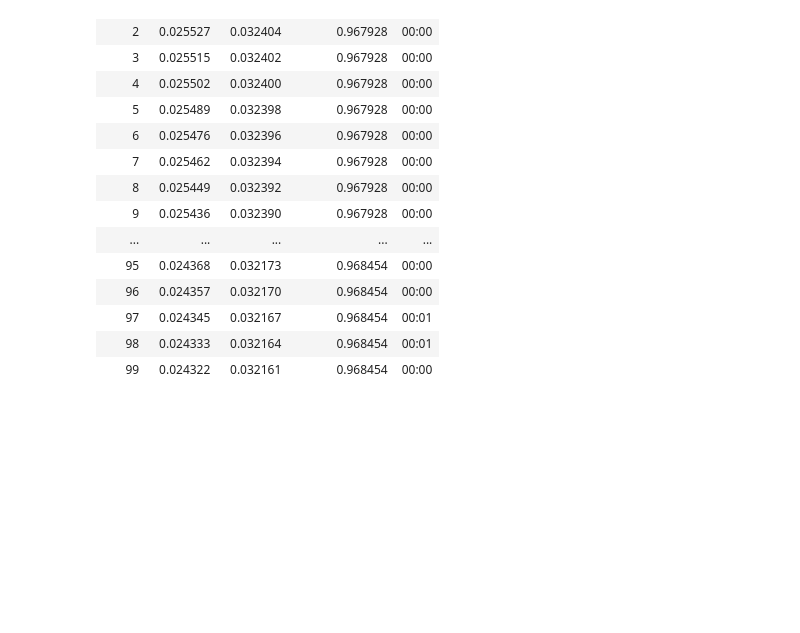
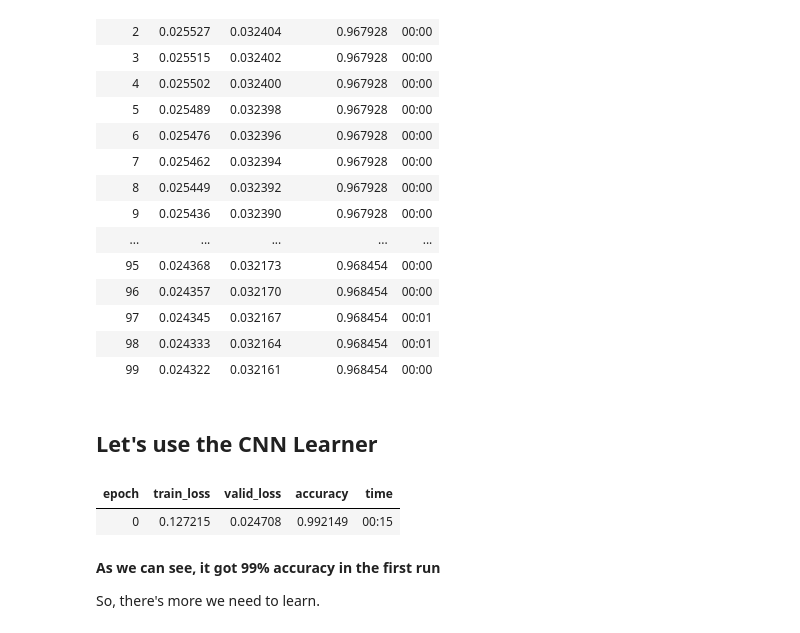
Before and after one commit to arunoda/fastai-v4, a Jupyter notebook: 04.5.minist-comparision.ipynb, the cells around one changed output. Saved outputs shown, nothing was run; the diff lists cells and outputs as text; code cells hidden in the pictures; blank space fills up the shorter version.

```diff
--- a/04.5.minist-comparision.ipynb
+++ b/04.5.minist-comparision.ipynb
@@ -452,3 +452,19 @@ learn.fit(100, lr=0.01)
 | 99 | 0.024322 | 0.032161 | 0.968454 | 00:00 |
 # %%
 learn.fit(100, lr=0.01)
+# %% [markdown]
+## Let's use the CNN Learner
+# %%
+dlsCnn = ImageDataLoaders.from_folder(im_path)
+# %%
+learn = cnn_learner(dlsCnn, resnet18, pretrained=False,
+                    loss_func=F.cross_entropy, metrics=accuracy)
+# %%
+learn.fit_one_cycle(1, 0.1)
+# %% [output]
+| epoch | train_loss | valid_loss | accuracy | time |
+| 0 | 0.127215 | 0.024708 | 0.992149 | 00:15 |
+# %% [markdown]
+**As we can see, it got 99% accuracy in the first run**
+
+So, there's more we need to learn.
```
Also changed, not shown: parts of 5 cells of this notebook.
